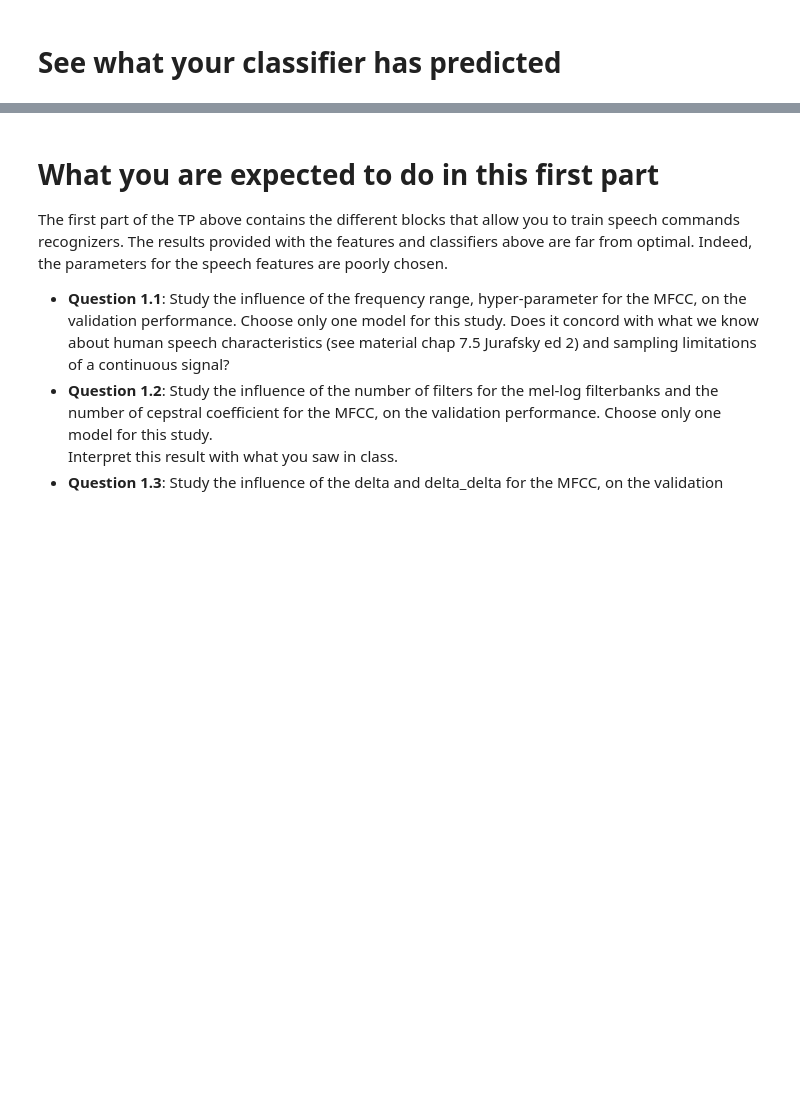
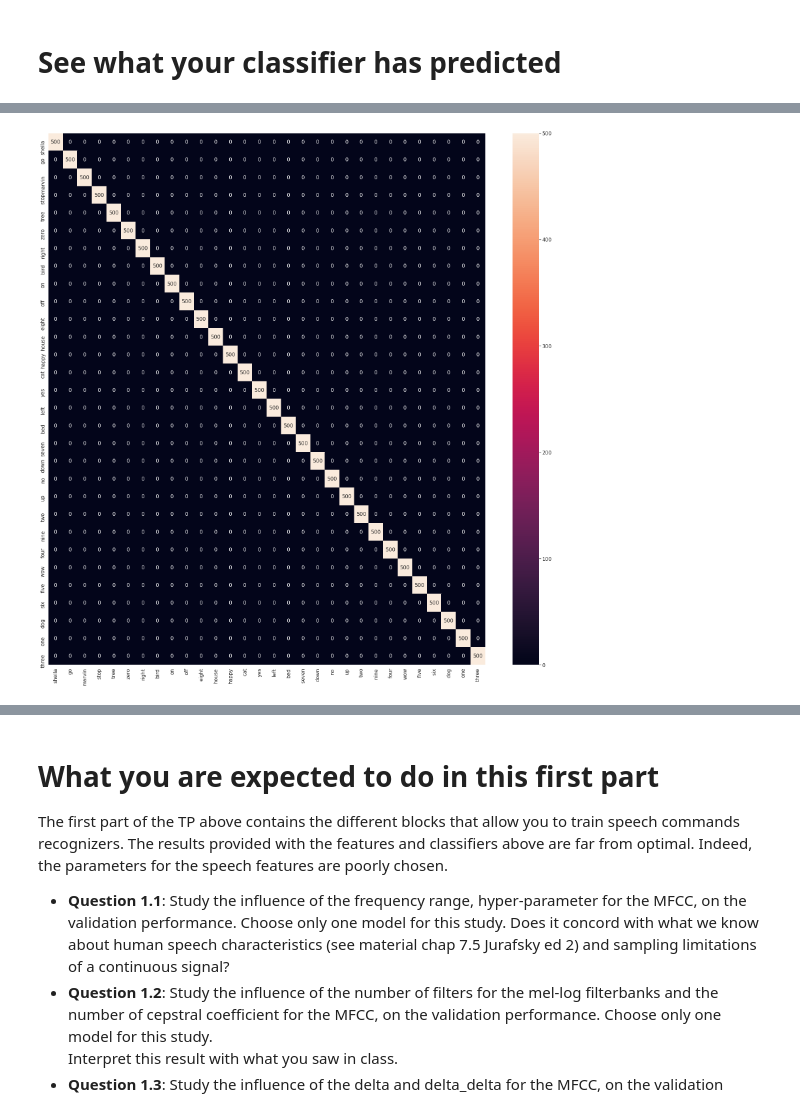
Before and after one commit to ArnaudYoh/SNLP, a Jupyter notebook: final_speech_commands_mva_2020_py3.ipynb, the cells around one changed output, grey strips where cells are left out. Cells and saved outputs as stored; diff of their text form; code cells hidden in the pictures; blank space fills up the shorter version.

```diff
--- a/final_speech_commands_mva_2020_py3.ipynb
+++ b/final_speech_commands_mva_2020_py3.ipynb
@@ -577,0 +488,4 @@ zero
+# %%
+draw_conf_mat(confusion_matrix(train_labels, my_neural_net.predict(train_feats)))
+# %% [output]
+[figure, added]
```
Also changed, not shown: parts of 35 cells of this notebook.
